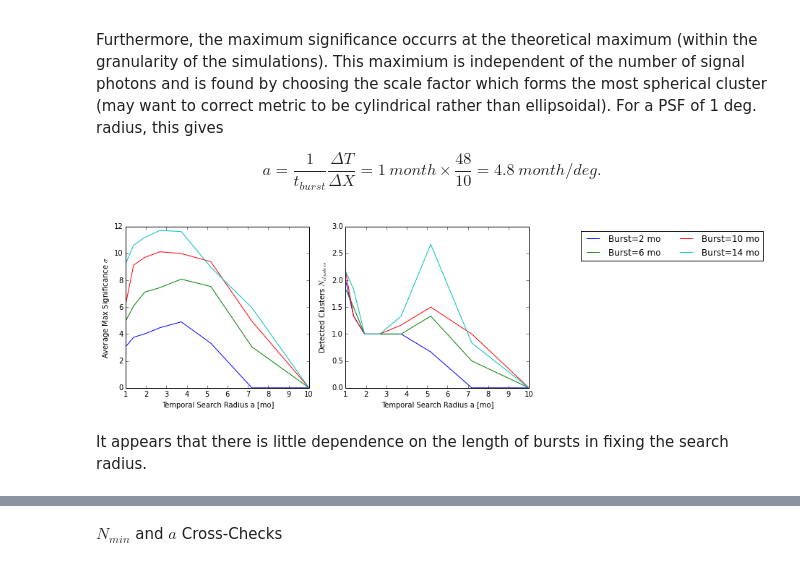
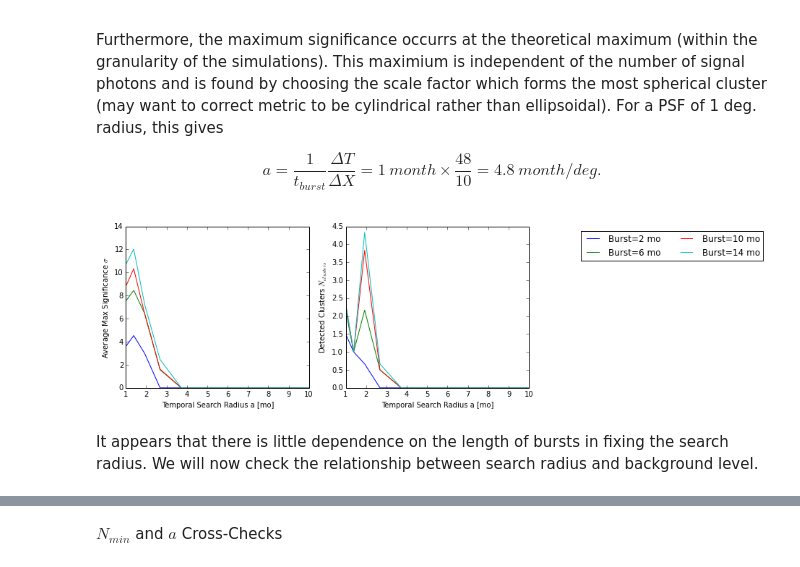
Before and after one commit to erccarls/time_var, a Jupyter notebook: Time_Var_DBSCAN/run_MC.ipynb, the cells around one changed output, grey strips where cells are left out. Saved outputs shown, nothing was run; the diff lists cells and outputs as text; code cells hidden in the pictures.

```diff
--- a/Time_Var_DBSCAN/run_MC.ipynb
+++ b/Time_Var_DBSCAN/run_MC.ipynb
@@ -132,8 +140,8 @@ plt.figure(0,figsize=(10,4))
 maxSig = []
 
 for i in range(len(N_sigList)):
-    N_sig,sigmas,counts = N_sigList[i],MS[i],MC[i]
-    plt.subplot(121)
+    N_sig,sigmas,counts,size = N_sigList[i],MS[i],MC[i],SIZET[i]
+    plt.subplot(131)
     if N_sig==0:plt.plot(aList,sigmas,ls='--')
     else:plt.plot(aList,sigmas)
     #plt.vlines(bgDensity * 4./3.* np.pi*r_68**3 , .1,100,label='Expected BG Count=1',linestyle='--') # expected number of events in a cylinder that circumscribes  )
@@ -142,7 +150,7 @@ for i in range(len(N_sigList)):
     #plt.yscale('log')
     #plt.xscale('log')
 
-    plt.subplot(122)
+    plt.subplot(132)
     if N_sig==0: plt.plot(aList,counts,label=r'BG Only',ls='--')
     else:plt.plot(aList,counts,label=r'$N_{sig}^{on}=$' + str(N_sig) + r"$\gamma$")
 
@@ -153,6 +161,17 @@ for i in range(len(N_sigList)):
 
     if aList[np.argmax(sigmas)]>1: maxSig.append(aList[np.argmax(sigmas)])
 
+
+    plt.subplot(133)
+
+    plt.plot(aList,size,label=r'$N_{sig}^{on}=$' + str(N_sig) + r"$\gamma$")
+
+    plt.ylabel(r'Temporal Size$')
+    plt.xlabel(r'Temporal Search Radius a [mo]')
+    #plt.yscale('log')
+    #plt.xscale('log')
+
+
 plt.legend(ncol=2,bbox_to_anchor=(2.3, 1.00))
 
 plt.show()
@@ -187,7 +206,7 @@ for burst in burst_List:
         if nMin<3.: nMin=3 # If the number of events is less than three, DBSCAN won't work very well....
 
         # Send results to DBSCAN.  timeScale tells DBSCAN to multiply the times by the argument.
-        scan = MCSTATS.DBSCAN_Compute_Clusters(mcSims, eps=r_68,min_samples=nMin, timeScale=float(r_68)/a,numProcs=numProcs,plot=False)
+        scan = MCSTATS.DBSCAN_Compute_Clusters(mcSims, eps=r_68,min_samples=nMin, timeScale=a,numProcs=numProcs,plot=False)
 
         dbscanResults.append(scan)
         # Use annulus method here.
@@ -210,33 +229,33 @@ for burst in burst_List:
 # %%
 plt.figure(0,figsize=(10,4))
 maxSig = []
 
 for i in range(len(N_sigList)):
-    N_sig,sigmas,counts = burst_List[i],MS[i],MC[i]
+    burst,sigmas,counts = burst_List[i],MS[i],MC[i]
     plt.subplot(121)
     if N_sig==0:plt.plot(aList,sigmas,ls='--')
     else:plt.plot(aList,sigmas)
     #plt.vlines(bgDensity * 4./3.* np.pi*r_68**3 , .1,100,label='Expected BG Count=1',linestyle='--') # expected number of events in a cylinder that circumscribes  )
     plt.xlabel(r'Temporal Search Radius a [mo]')
     plt.ylabel(r'Average Max Significance $\sigma$')
     #plt.yscale('log')
     #plt.xscale('log')
 
     plt.subplot(122)
     if N_sig==0: plt.plot(aList,counts,label=r'BG Only',ls='--')
-    else:plt.plot(aList,counts,label=r'Burst=' + str(N_sig) +' mo')
+    else:plt.plot(aList,counts,label=r'Burst=' + str(burst) +' mo')
 
     plt.ylabel(r'Detected Clusters $N_{clusters}$')
     plt.xlabel(r'Temporal Search Radius a [mo]')
     #plt.yscale('log')
     #plt.xscale('log')
 
     if aList[np.argmax(sigmas)]>1: maxSig.append(aList[np.argmax(sigmas)])
 
 plt.legend(ncol=2,bbox_to_anchor=(2.3, 1.00))
 
 plt.show()
 # %% [output]
-[figure, old version]
+[figure, new version]
 # %% [markdown]
-It appears that there is little dependence on the length of bursts in fixing the search radius.
+It appears that there is little dependence on the length of bursts in fixing the search radius.  We will now check the relationship between search radius and background level.
```
Also changed, not shown: parts of 10 cells of this notebook, 4 other files.
